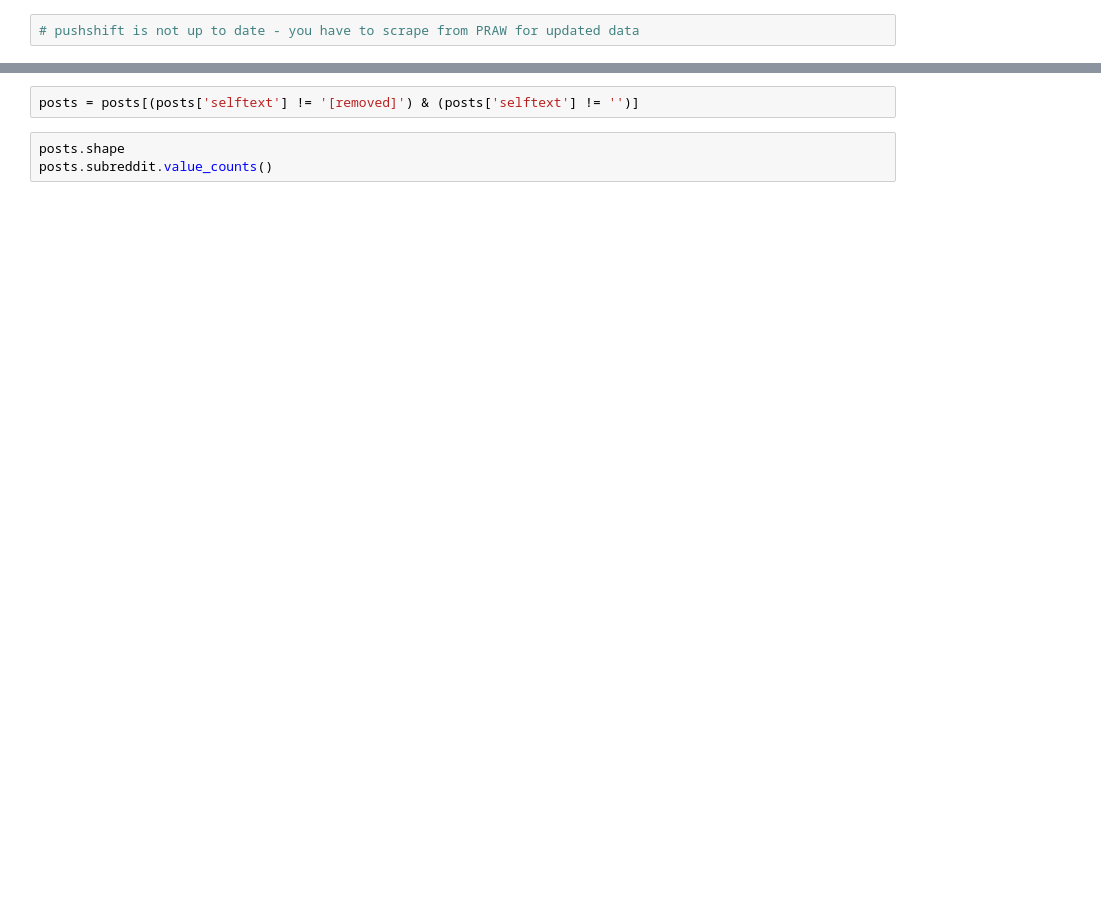
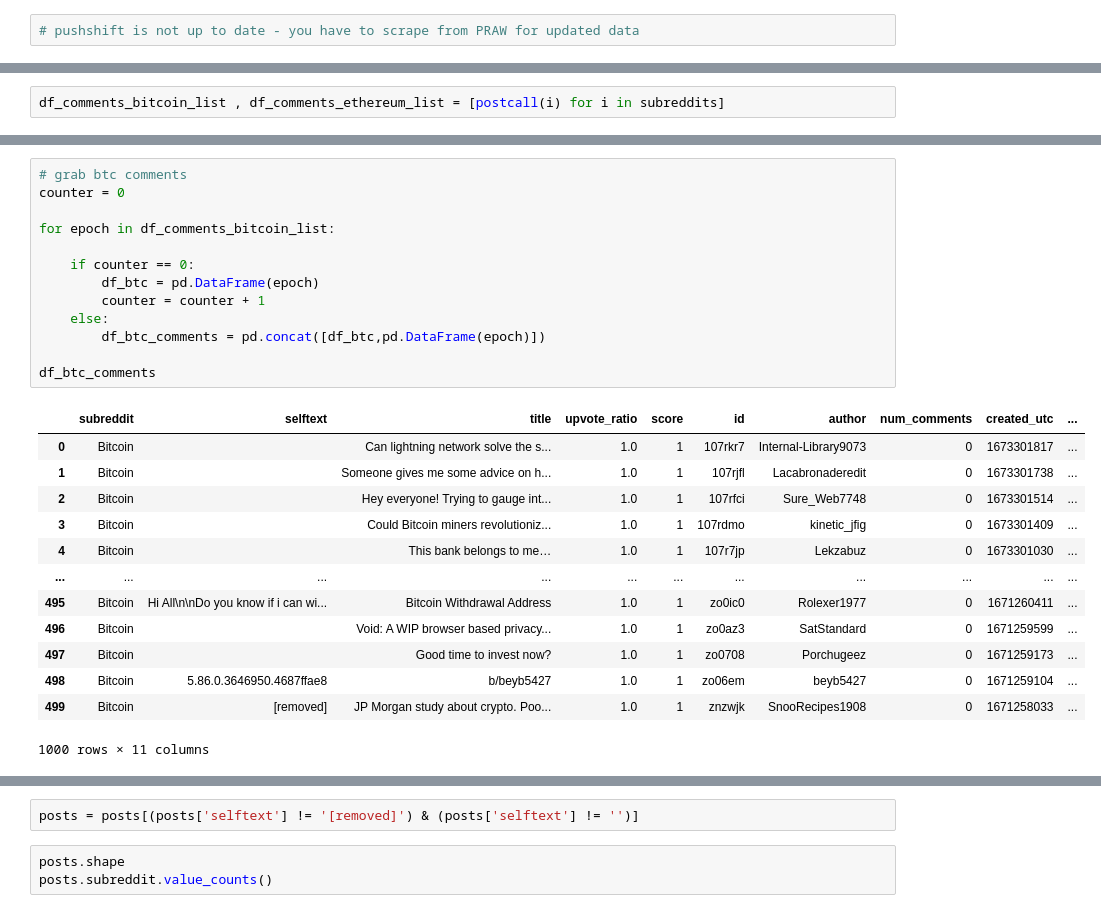
Before and after one commit to ssaurbier/subreddit_nlp, a Jupyter notebook: pushshift.ipynb, the cells around one changed output, grey strips where cells are left out. Saved outputs shown, nothing was run; the diff lists cells and outputs as text; blank space fills up the shorter version.

```diff
--- a/pushshift.ipynb
+++ b/pushshift.ipynb
@@ -88,0 +139,2 @@ posts.shape
+# %%
+df_comments_bitcoin_list , df_comments_ethereum_list = [postcall(i) for i in subreddits]
@@ -88,0 +247,27 @@ posts.shape
+# %%
+# grab btc comments
+counter = 0
+
+for epoch in df_comments_bitcoin_list:
+
+    if counter == 0:
+        df_btc = pd.DataFrame(epoch)
+        counter = counter + 1
+    else:
+        df_btc_comments = pd.concat([df_btc,pd.DataFrame(epoch)])
+
+df_btc_comments
+# %% [output]
+|  | subreddit | selftext | title | upvote_ratio | score | id | author | num_comments | created_utc | ... |
+| 0 | Bitcoin |  | Can lightning network solve the s... | 1.0 | 1 | 107rkr7 | Internal-Library9073 | 0 | 1673301817 | ... |
+| 1 | Bitcoin |  | Someone gives me some advice on h... | 1.0 | 1 | 107rjfl | Lacabronaderedit | 0 | 1673301738 | ... |
+| 2 | Bitcoin |  | Hey everyone! Trying to gauge int... | 1.0 | 1 | 107rfci | Sure_Web7748 | 0 | 1673301514 | ... |
+| 3 | Bitcoin |  | Could Bitcoin miners revolutioniz... | 1.0 | 1 | 107rdmo | kinetic_jfig | 0 | 1673301409 | ... |
+| 4 | Bitcoin |  | This bank belongs to me… | 1.0 | 1 | 107r7jp | Lekzabuz | 0 | 1673301030 | ... |
+| ... | ... | ... | ... | ... | ... | ... | ... | ... | ... | ... |
+| 495 | Bitcoin | Hi All\n\nDo you know if i can wi... | Bitcoin Withdrawal Address | 1.0 | 1 | zo0ic0 | Rolexer1977 | 0 | 1671260411 | ... |
+| 496 | Bitcoin |  | Void: A WIP browser based privacy... | 1.0 | 1 | zo0az3 | SatStandard | 0 | 1671259599 | ... |
+| 497 | Bitcoin |  | Good time to invest now? | 1.0 | 1 | zo0708 | Porchugeez | 0 | 1671259173 | ... |
+| 498 | Bitcoin | 5.86.0.3646950.4687ffae8 | b/beyb5427 | 1.0 | 1 | zo06em | beyb5427 | 0 | 1671259104 | ... |
+| 499 | Bitcoin | [removed] | JP Morgan study about crypto. Poo... | 1.0 | 1 | znzwjk | SnooRecipes1908 | 0 | 1671258033 | ... |
+1000 rows × 11 columns
```
Also changed, not shown: parts of 51 cells of this notebook, 2 other files.
